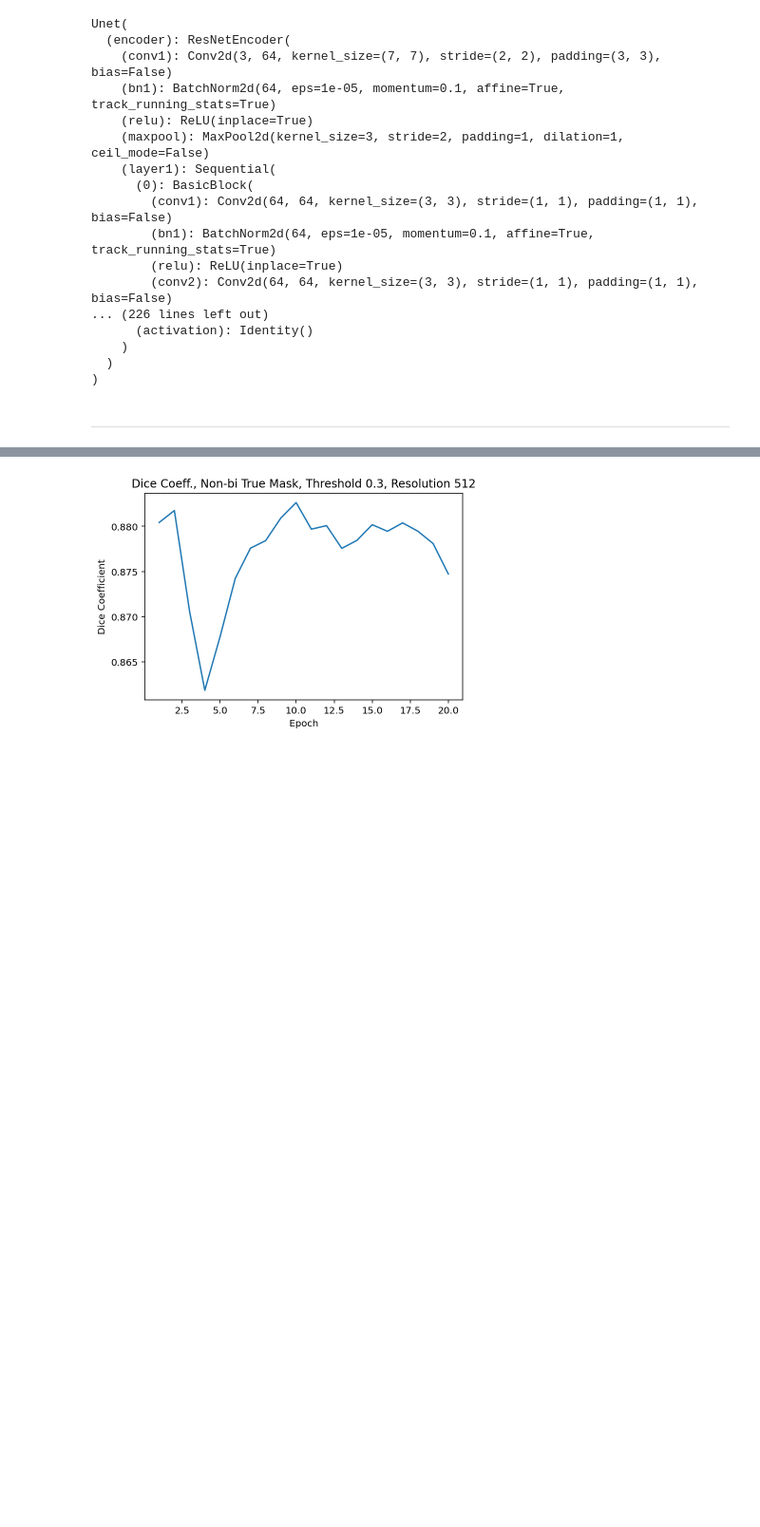
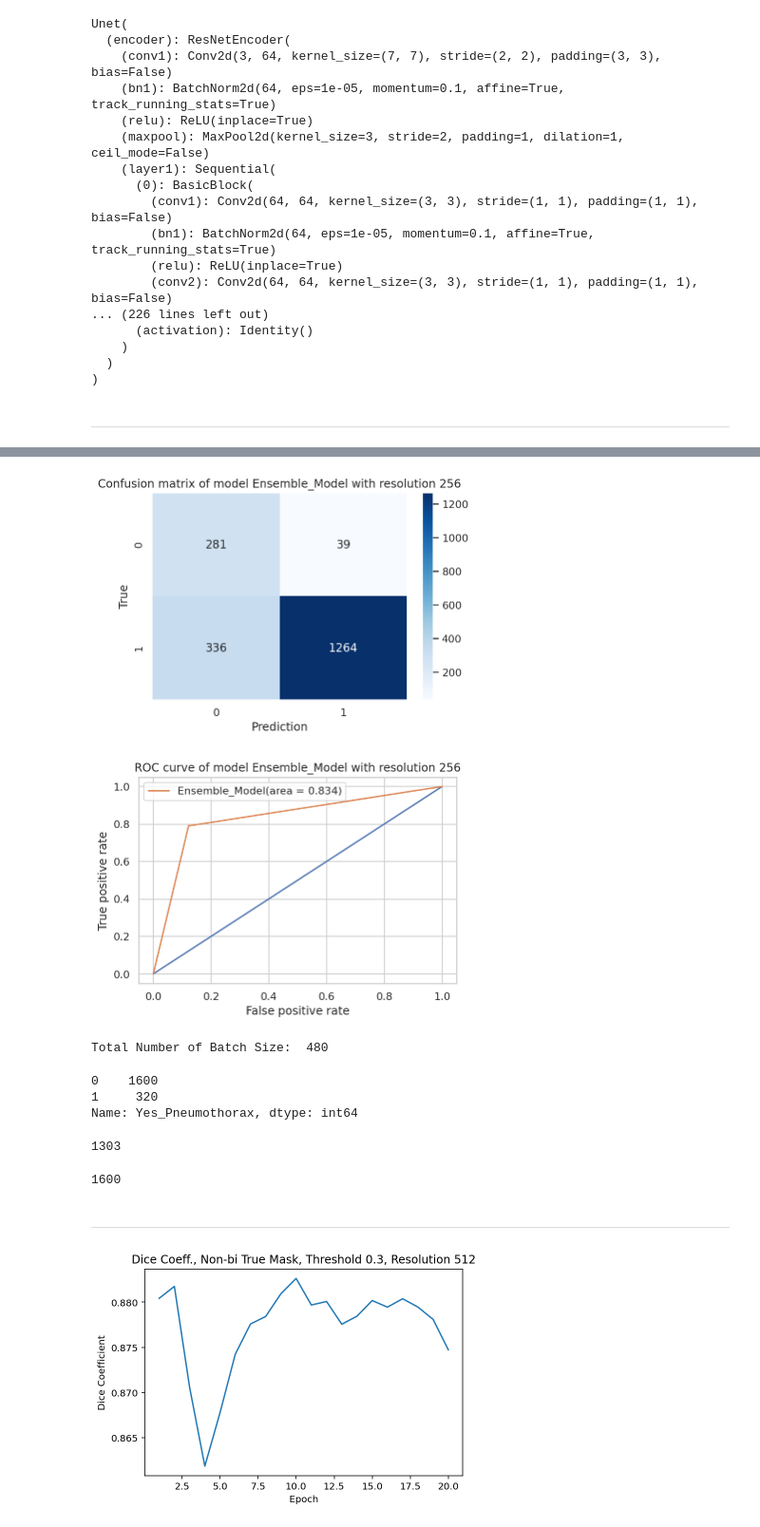
Before and after one commit to Angela-Wang111/DSC-180B-Project, a Jupyter notebook: ensemble_model_1.ipynb, the cells around one changed output, grey strips where cells are left out. Shown: that part at 95% size. Drawn from its saved outputs; the diff is of its cells as text; code cells hidden in the pictures; blank space fills up the shorter version.

```diff
--- a/ensemble_model_1.ipynb
+++ b/ensemble_model_1.ipynb
@@ -488,0 +730,44 @@ AttributeError: 'list' object has no attribute 'to'
+# %%
+def plot_roc_curve(y_test, y_true, model_name, resolution):
+    fpr, tpr, threshold = roc_curve(y_true, y_test, drop_intermediate = False)
+    roc_auc = roc_auc_score(y_true, y_test)
+
+    plt.figure(1)
+    plt.plot([0, 1], [0, 1])
+    plt.plot(fpr, tpr, label='{}(area = {:.3f})'.format(model_name, roc_auc))
+    plt.xlabel('False positive rate')
+    plt.ylabel('True positive rate')
+    plt.title('ROC curve of model {} with resolution {}'.format(model_name, resolution))
+    plt.legend(loc='best')
+    plt.show()
+# %%
+def test_metrics(test_loader, model, model_name, resolution):
+    """
+    Calculate confusion matrix & auc-roc
+    Return a list
+    """
+    y_test = np.array([])
+    y_true = np.array([])
+    total_num_batch = 0
+    for i, (imgs, labels) in enumerate(test_loader):
+        total_num_batch += 1
+        imgs, labels = imgs.to(DEVICE, dtype=torch.float), labels.to(DEVICE, dtype=torch.float)
+        preds = model(imgs)
+
+        soft_max = nn.Softmax(dim=1)
+        pred_prob = soft_max(preds).detach().cpu().numpy()
+
+        pred_label = np.argmax(pred_prob, axis=1)
+        true_label = labels.detach().cpu().numpy().astype(int)[:, 1]
+
+        y_test = np.concatenate((y_test, pred_label))
+        y_true = np.concatenate((y_true, true_label))
+
+    plot_confusion_matrix(y_test, y_true, model_name, str(resolution))
+    plot_roc_curve(y_test, y_true, model_name, str(resolution))
+
+    print('Total Number of Batch Size: ', total_num_batch)
+    return y_test, y_true
+# %%
+y_test, y_true = test_metrics(loaders_ens[2], resnet_model, 'Ensemble_Model', "256")
+# %% [output]
@@ -489,3 +778,22 @@ AttributeError: 'list' object has no attribute 'to'
+[figure, added]
+[figure, added]
+Total Number of Batch Size:  480
+# %%
+test_df.Yes_Pneumothorax.value_counts()
+# %% [output]
+0    1600
+1     320
+Name: Yes_Pneumothorax, dtype: int64
+# %%
+sum(y_test == 1)
+# %% [output]
+1303
+# %%
+sum(y_true == 1)
+# %% [output]
+1600
+# %% [markdown]
+_____________________________________________________________________________________________________________________________
 # %%
 sns.lineplot(np.arange(1, 21), val_dice_arr)
 plt.title("Dice Coeff., Non-bi True Mask, Threshold 0.3, Resolution 512")
```
Also changed, not shown: parts of 32 cells of this notebook.
